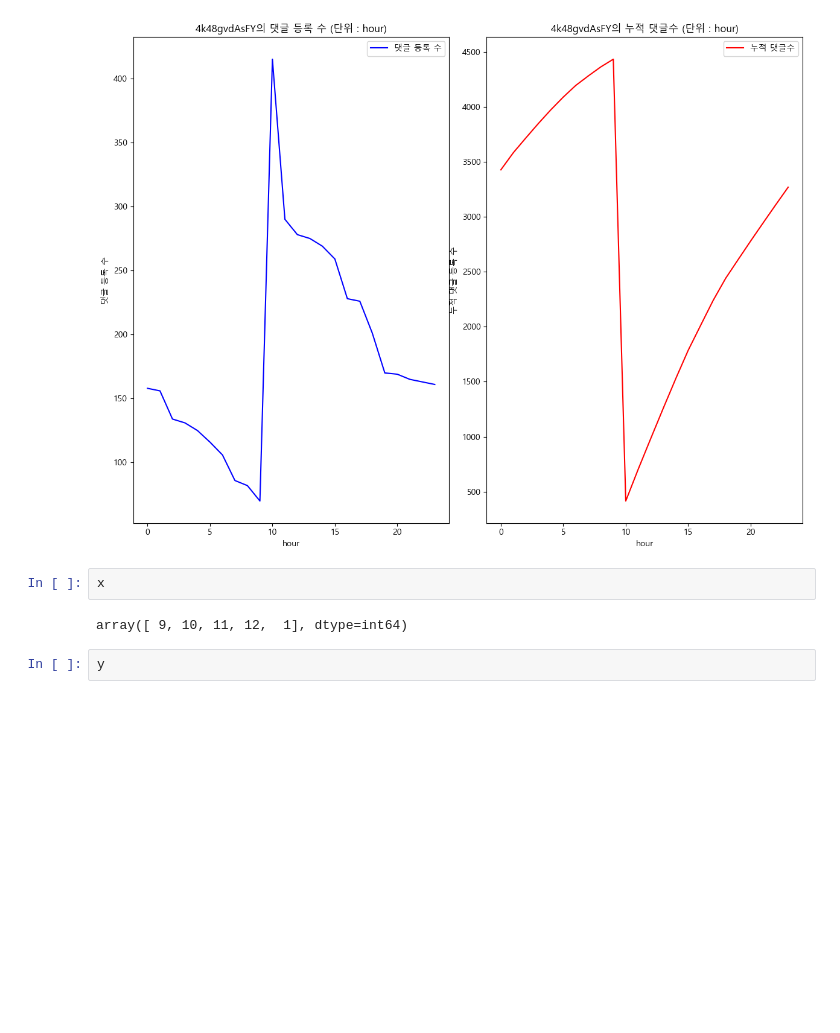
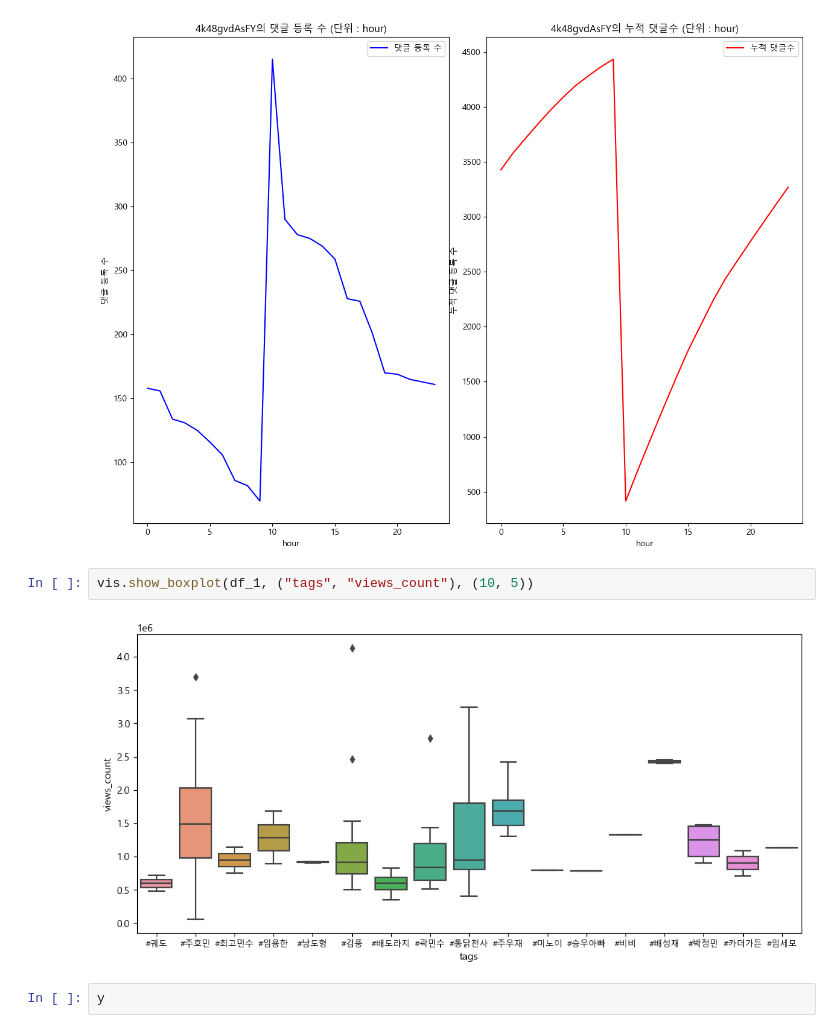
Before and after one commit to kimhyunso/coper-project, a Jupyter notebook: practice_analysis_dowon.ipynb, the cells around one changed output. Saved outputs shown, nothing was run; the diff lists cells and outputs as text; blank space fills up the shorter version.

```diff
--- a/practice_analysis_dowon.ipynb
+++ b/practice_analysis_dowon.ipynb
@@ -1332,10 +978,10 @@ plt.rc('font', family='Malgun Gothic')
 vis.appear_video_month_comment_count(df_comments_sep, "4k48gvdAsFY", t_stand="hour")
 # %% [output]
 [figure]
-# %%
-x
-# %% [output]
-array([ 9, 10, 11, 12,  1], dtype=int64)
+# %%
+vis.show_boxplot(df_1, ("tags", "views_count"), (10, 5))
+# %% [output]
+[figure, added]
 # %%
 y
 # %% [output]
```
Also changed, not shown: parts of 38 cells of this notebook.
